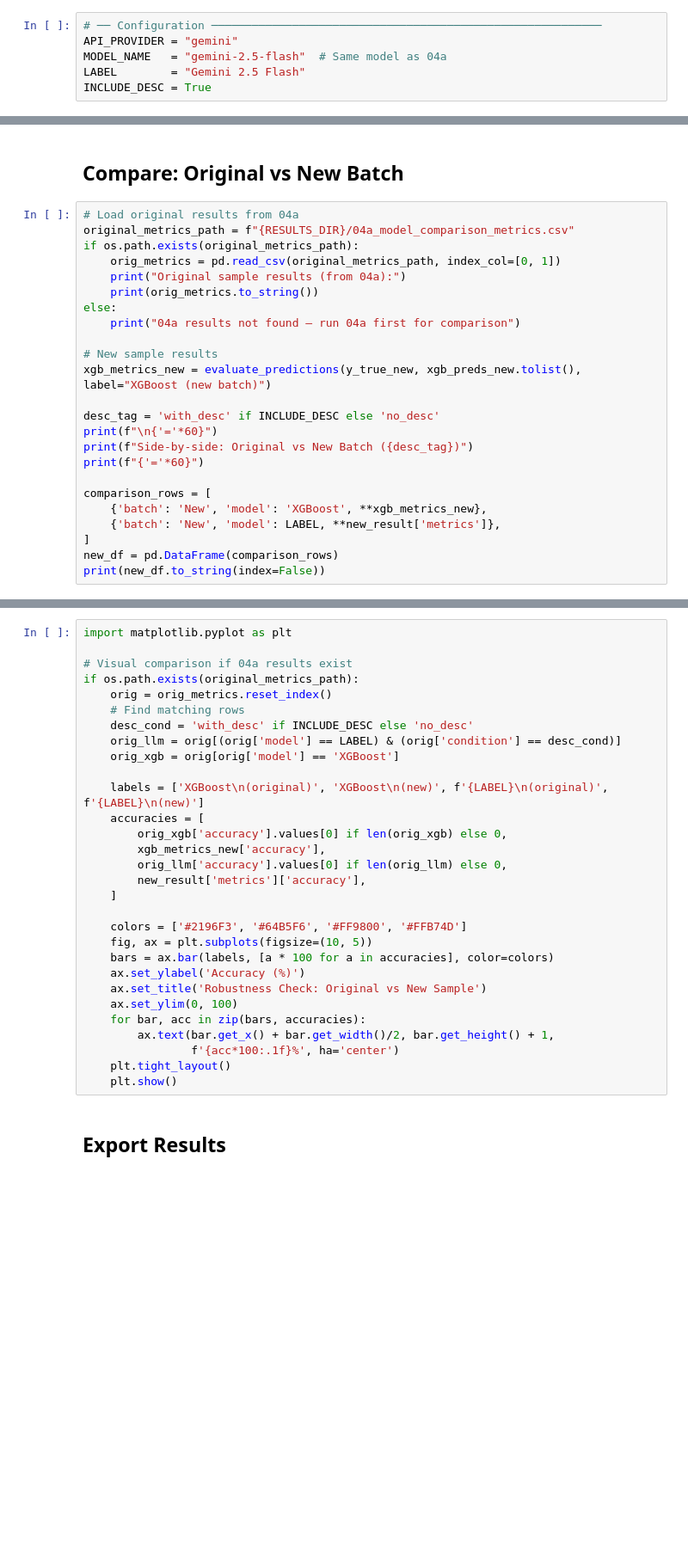
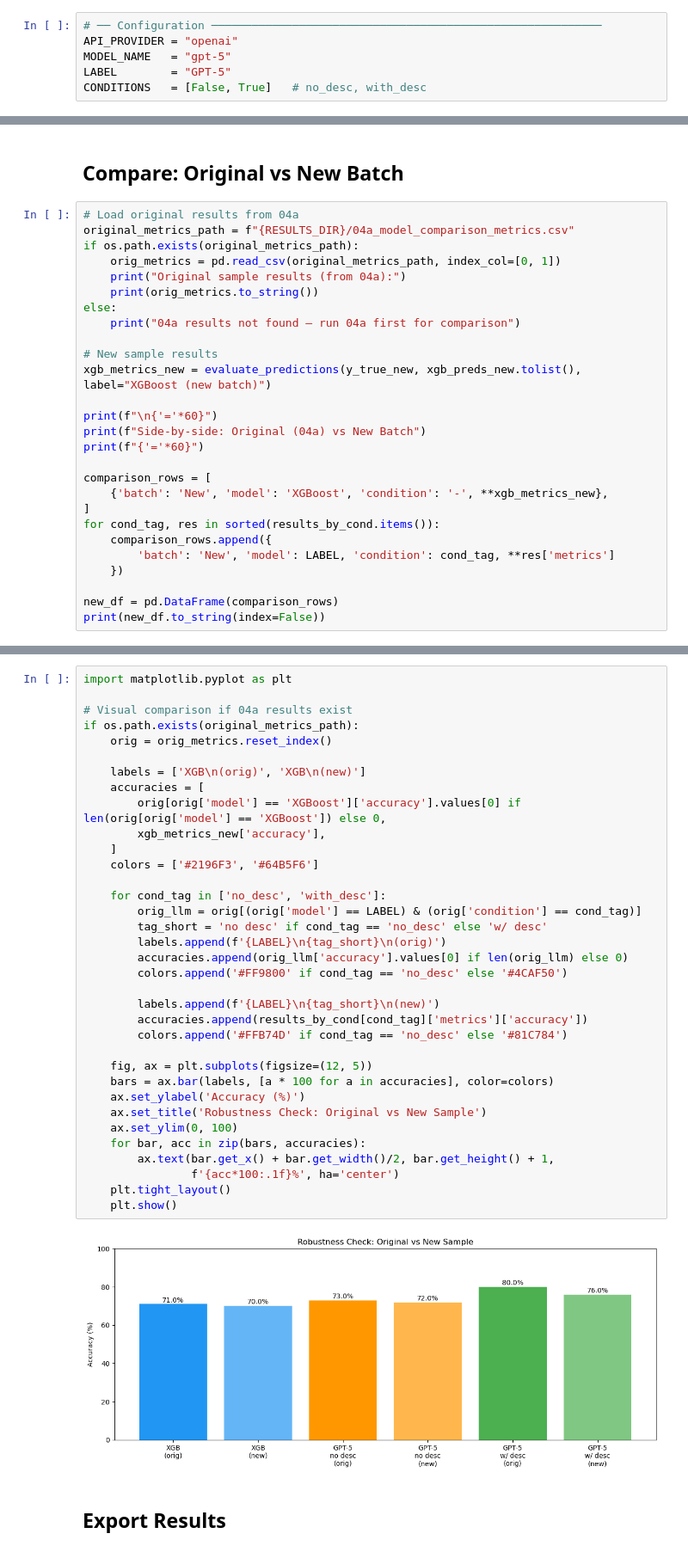
Before and after one commit to jadzoghaib/Sabadell_Capstone, a Jupyter notebook: notebooks/llm_models/04c_Robustness.ipynb, the cells around one changed output, grey strips where cells are left out. Shown at 86% size. Saved outputs shown, nothing was run; the diff lists cells and outputs as text; blank space fills up the shorter version.

```diff
--- a/notebooks/llm_models/04c_Robustness.ipynb
+++ b/notebooks/llm_models/04c_Robustness.ipynb
@@ -17,8 +19,8 @@ from llm_utils import (
 )
 # %%
 # ── Configuration ──────────────────────────────────────────────────────────
-API_PROVIDER = "gemini"
-MODEL_NAME   = "gemini-2.5-flash"  # Same model as 04a
-LABEL        = "Gemini 2.5 Flash"
-INCLUDE_DESC = True
+API_PROVIDER = "openai"
+MODEL_NAME   = "gpt-5"
+LABEL        = "GPT-5"
+CONDITIONS   = [False, True]   # no_desc, with_desc
 # %% [markdown]
@@ -68,14 +113,17 @@ else:
 # New sample results
 xgb_metrics_new = evaluate_predictions(y_true_new, xgb_preds_new.tolist(), label="XGBoost (new batch)")
 
-desc_tag = 'with_desc' if INCLUDE_DESC else 'no_desc'
 print(f"\n{'='*60}")
-print(f"Side-by-side: Original vs New Batch ({desc_tag})")
+print(f"Side-by-side: Original (04a) vs New Batch")
 print(f"{'='*60}")
 
 comparison_rows = [
-    {'batch': 'New', 'model': 'XGBoost', **xgb_metrics_new},
-    {'batch': 'New', 'model': LABEL, **new_result['metrics']},
+    {'batch': 'New', 'model': 'XGBoost', 'condition': '-', **xgb_metrics_new},
 ]
+for cond_tag, res in sorted(results_by_cond.items()):
+    comparison_rows.append({
+        'batch': 'New', 'model': LABEL, 'condition': cond_tag, **res['metrics']
+    })
+
 new_df = pd.DataFrame(comparison_rows)
 print(new_df.to_string(index=False))
@@ -82,33 +148,40 @@ print(new_df.to_string(index=False))
 # %%
 import matplotlib.pyplot as plt
 
 # Visual comparison if 04a results exist
 if os.path.exists(original_metrics_path):
     orig = orig_metrics.reset_index()
-    # Find matching rows
-    desc_cond = 'with_desc' if INCLUDE_DESC else 'no_desc'
-    orig_llm = orig[(orig['model'] == LABEL) & (orig['condition'] == desc_cond)]
-    orig_xgb = orig[orig['model'] == 'XGBoost']
 
-    labels = ['XGBoost\n(original)', 'XGBoost\n(new)', f'{LABEL}\n(original)', f'{LABEL}\n(new)']
+    labels = ['XGB\n(orig)', 'XGB\n(new)']
     accuracies = [
-        orig_xgb['accuracy'].values[0] if len(orig_xgb) else 0,
+        orig[orig['model'] == 'XGBoost']['accuracy'].values[0] if len(orig[orig['model'] == 'XGBoost']) else 0,
         xgb_metrics_new['accuracy'],
-        orig_llm['accuracy'].values[0] if len(orig_llm) else 0,
-        new_result['metrics']['accuracy'],
     ]
+    colors = ['#2196F3', '#64B5F6']
 
-    colors = ['#2196F3', '#64B5F6', '#FF9800', '#FFB74D']
-    fig, ax = plt.subplots(figsize=(10, 5))
+    for cond_tag in ['no_desc', 'with_desc']:
+        orig_llm = orig[(orig['model'] == LABEL) & (orig['condition'] == cond_tag)]
+        tag_short = 'no desc' if cond_tag == 'no_desc' else 'w/ desc'
+        labels.append(f'{LABEL}\n{tag_short}\n(orig)')
+        accuracies.append(orig_llm['accuracy'].values[0] if len(orig_llm) else 0)
+        colors.append('#FF9800' if cond_tag == 'no_desc' else '#4CAF50')
+
+        labels.append(f'{LABEL}\n{tag_short}\n(new)')
+        accuracies.append(results_by_cond[cond_tag]['metrics']['accuracy'])
+        colors.append('#FFB74D' if cond_tag == 'no_desc' else '#81C784')
+
+    fig, ax = plt.subplots(figsize=(12, 5))
     bars = ax.bar(labels, [a * 100 for a in accuracies], color=colors)
     ax.set_ylabel('Accuracy (%)')
     ax.set_title('Robustness Check: Original vs New Sample')
     ax.set_ylim(0, 100)
     for bar, acc in zip(bars, accuracies):
         ax.text(bar.get_x() + bar.get_width()/2, bar.get_height() + 1,
                 f'{acc*100:.1f}%', ha='center')
     plt.tight_layout()
     plt.show()
+# %% [output]
+[figure, added]
 # %% [markdown]
 ## Export Results
 # %%
```
Also changed, not shown: parts of 8 cells of this notebook, 6 other files.
